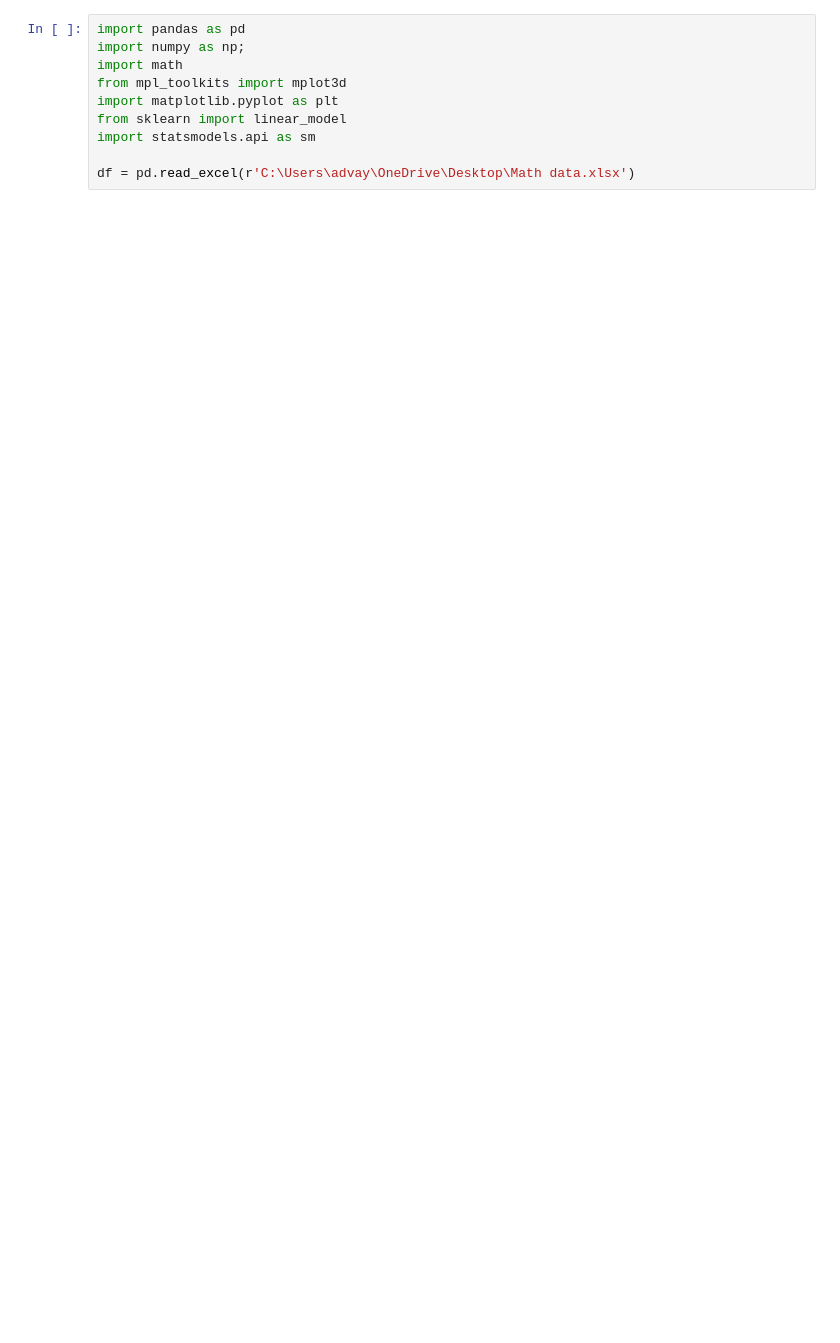
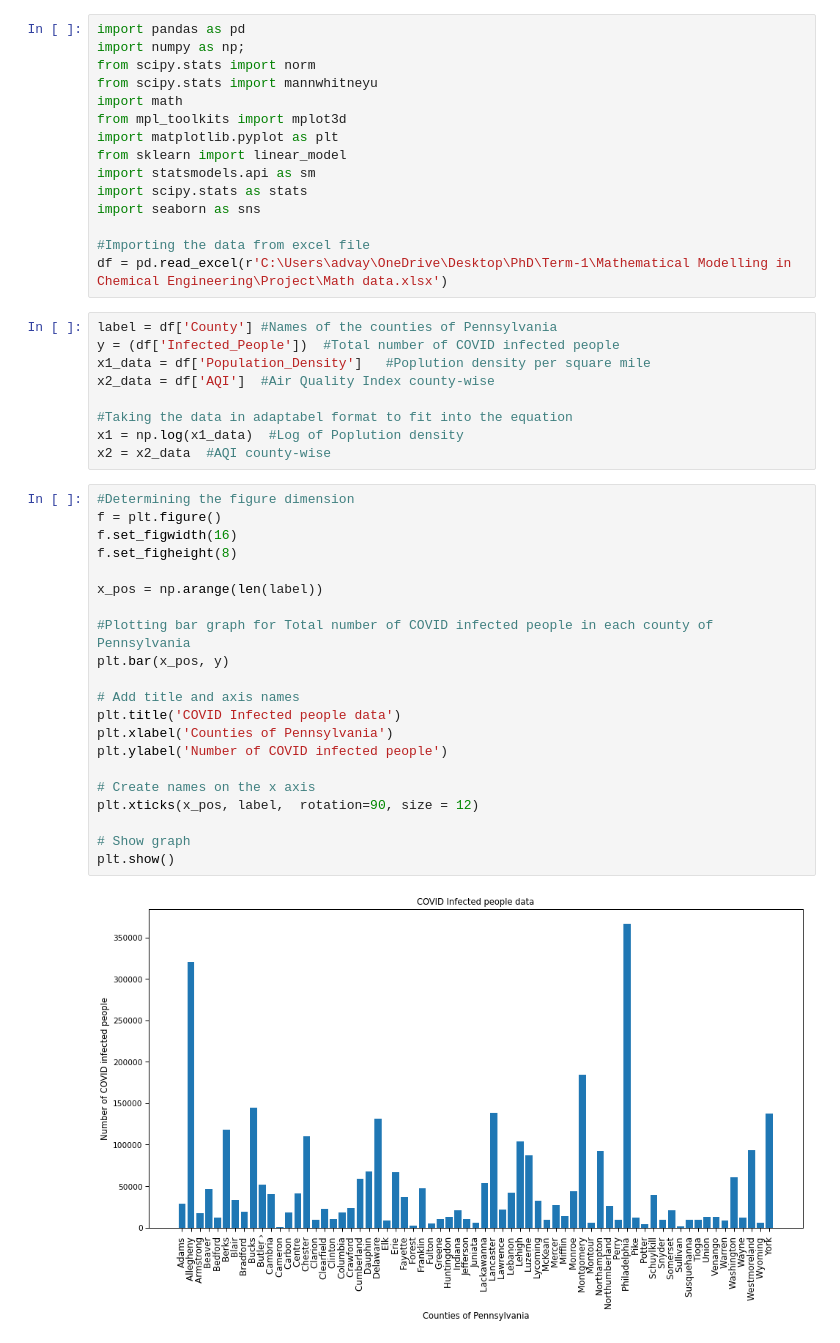
Before and after one commit to Advay2803/Math-Project, a Jupyter notebook: Advay_Math Project-1.ipynb, the cells around one changed output. Drawn from its saved outputs; the diff is of its cells as text; blank space fills up the shorter version.

Commit message:
Project-1 code
Final edit of code on 10/25 0330 am

```diff
--- a/Advay_Math Project-1.ipynb
+++ b/Advay_Math Project-1.ipynb
@@ -1,10 +1,47 @@
 # %%
 import pandas as pd
 import numpy as np;
+from scipy.stats import norm
+from scipy.stats import mannwhitneyu
 import math
 from mpl_toolkits import mplot3d
 import matplotlib.pyplot as plt
 from sklearn import linear_model
 import statsmodels.api as sm
+import scipy.stats as stats
+import seaborn as sns
 
-df = pd.read_excel(r'C:\Users\advay\OneDrive\Desktop\Math data.xlsx')
+#Importing the data from excel file
+df = pd.read_excel(r'C:\Users\advay\OneDrive\Desktop\PhD\Term-1\Mathematical Modelling in Chemical Engineering\Project\Math data.xlsx')
+# %%
+label = df['County'] #Names of the counties of Pennsylvania
+y = (df['Infected_People'])  #Total number of COVID infected people
+x1_data = df['Population_Density']   #Poplution density per square mile
+x2_data = df['AQI']  #Air Quality Index county-wise
+
+#Taking the data in adaptabel format to fit into the equation
+x1 = np.log(x1_data)  #Log of Poplution density
+x2 = x2_data  #AQI county-wise
+# %%
+#Determining the figure dimension
+f = plt.figure()
+f.set_figwidth(16)
+f.set_figheight(8)
+
+x_pos = np.arange(len(label))
+
+#Plotting bar graph for Total number of COVID infected people in each county of Pennsylvania
+plt.bar(x_pos, y)
+
+# Add title and axis names
+plt.title('COVID Infected people data')
+plt.xlabel('Counties of Pennsylvania')
+plt.ylabel('Number of COVID infected people')
+
+# Create names on the x axis
+plt.xticks(x_pos, label,  rotation=90, size = 12)
+
+# Show graph
+plt.show()
+# %% [output]
+[figure, added]
```
Also changed, not shown: parts of 26 cells of this notebook.
